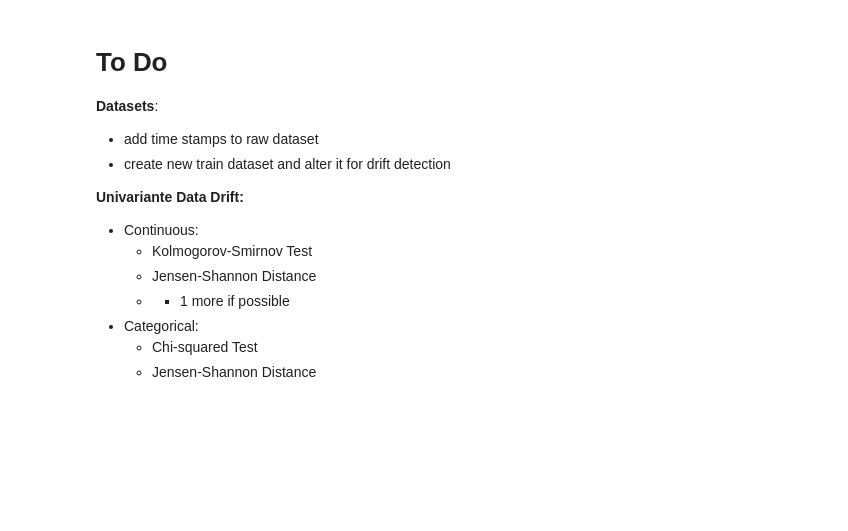
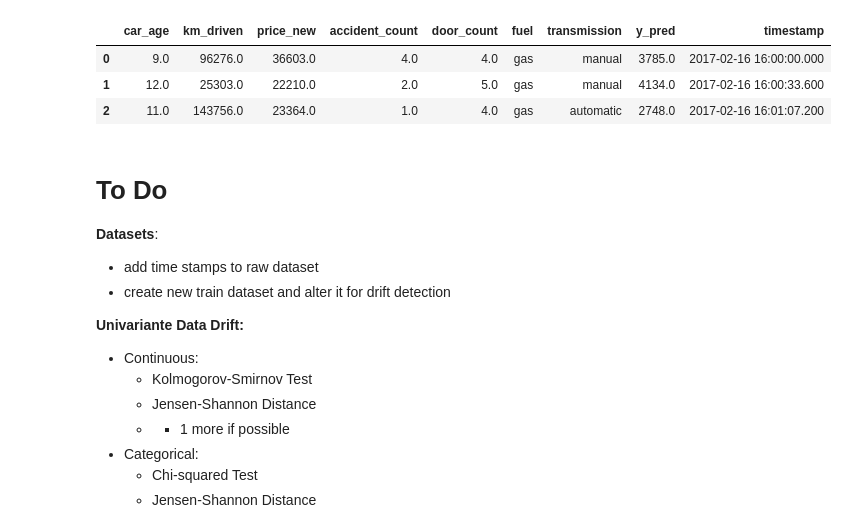
Before and after one commit to joicepreuss/mlops-nova-project, a Jupyter notebook: notebooks/data_drift.ipynb, the cells around one changed output. Cells and saved outputs as stored; diff of their text form; code cells hidden in the pictures; blank space fills up the shorter version.

```diff
--- a/notebooks/data_drift.ipynb
+++ b/notebooks/data_drift.ipynb
@@ -7,3 +16,10 @@ import seaborn as sns
+# %%
+display(analysis_df.head(3))
+# %% [output]
+|  | car_age | km_driven | price_new | accident_count | door_count | fuel | transmission | y_pred | timestamp |
+| 0 | 9.0 | 96276.0 | 36603.0 | 4.0 | 4.0 | gas | manual | 3785.0 | 2017-02-16 16:00:00.000 |
+| 1 | 12.0 | 25303.0 | 22210.0 | 2.0 | 5.0 | gas | manual | 4134.0 | 2017-02-16 16:00:33.600 |
+| 2 | 11.0 | 143756.0 | 23364.0 | 1.0 | 4.0 | gas | automatic | 2748.0 | 2017-02-16 16:01:07.200 |
 # %% [markdown]
 # To Do
 
```
Also changed, not shown: parts of 1 cell of this notebook, 13 other files.
